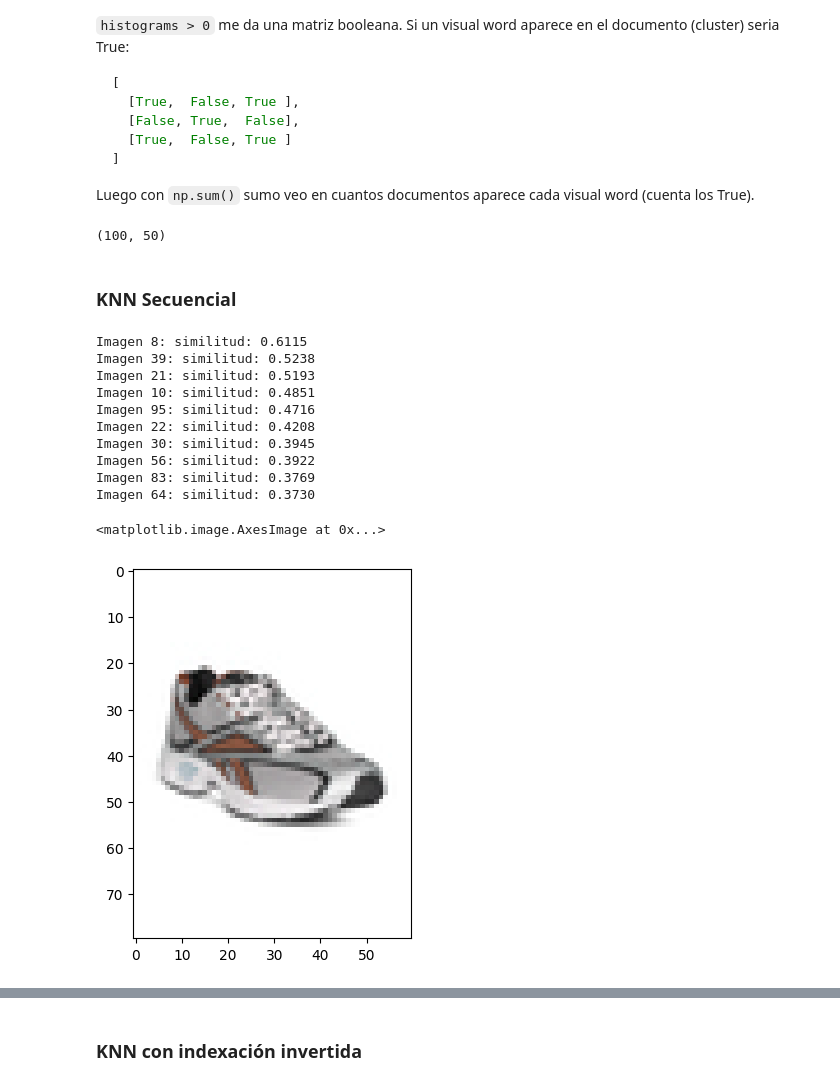
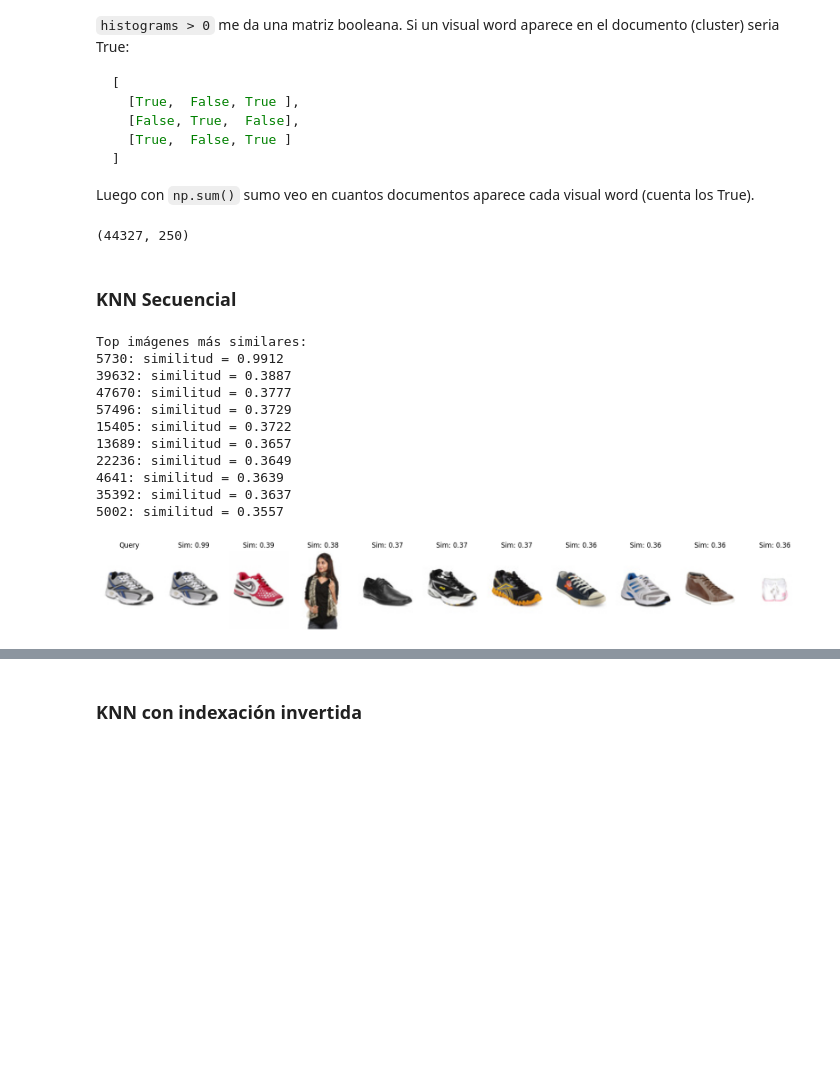
Before and after one commit to CS-DaviMagalhaes/Multimodal_Database, a Jupyter notebook: Image_descriptors/extraction.ipynb, the cells around one changed output, grey strips where cells are left out. Saved outputs shown, nothing was run; the diff lists cells and outputs as text; code cells hidden in the pictures; blank space fills up the shorter version.

Commit message:
Saving descriptors to files and cleaned some code

````diff
--- a/Image_descriptors/extraction.ipynb
+++ b/Image_descriptors/extraction.ipynb
@@ -121,0 +118,16 @@ for descriptors in reduced_descriptors:
+# %%
+pca_model_path = "../Image_descriptors/pca_model.pkl"
+descriptors_pca_path = "../Image_descriptors/descriptors_pca.npz"
+
+if os.path.exists(pca_model_path) and os.path.exists(descriptors_pca_path):
+    # Cargar descriptores y pca desde los archivos
+    pca = joblib.load(pca_model_path)
+    reduced_descriptors = np.load("descriptors_pca.npz", allow_pickle=True)
+    print(f"{len(reduced_descriptors)} descriptores cargados")
+else:
+    # Generar descriptores por primera vez
+    reduced_descriptors = generate_descriptors(dataset_path, 70) # 70 componentes de acuerdo al analisis
+    np.savez_compressed("descriptors_pca.npz", **reduced_descriptors) # Guardar descriptores del pca
+    joblib.dump(pca, "pca_model.pkl") # Guardar modelo pca
+
+print(f"Varianza retenida: {pca.explained_variance_ratio_.sum():.2%}")
@@ -184,7 +226,7 @@ histograms = np.array([
 ```
 Luego con ```np.sum()```  sumo veo en cuantos documentos aparece cada visual word (cuenta los True).
 # %%
-N = len(image_descriptors) #equivalente a la cantidad de imagenes
+N = len(descriptors) #equivalente a la cantidad de imagenes
 all_histograms = np.array(all_histograms, dtype=np.float32)
 
 tf = []
@@ -192,17 +234,15 @@ tf = []
 #    tf.append(hist / np.sum(hist)) #frecuencia de cada termino (descriptor) en el histograma[i]
 tf = all_histograms
 
-
 idf = []
 for i in range(kmeans.n_clusters): #i es el índice del visual word
     df = np.sum(all_histograms[:, i] > 0) # all_histograms > 0 me da una matriz de booleanos (si aparece el word o no en el doc)
     idf.append(np.log(N / (df + 1e-8))) # Sumo constante chiquita para evitar división por cero
 
-
 idf_np = np.array(idf, dtype=np.float32)
 tf_idf = tf * idf_np
 print(tf_idf.shape) # (num_imagenes, num_clusters). tf_idf[i][j] es la importancia del visual word j en la imagen i
 # %% [output]
-(100, 50)
+(44327, 250)
 # %% [markdown]
 ### KNN Secuencial
@@ -209,45 +277,47 @@ print(tf_idf.shape) # (num_imagenes, num_clusters). tf_idf[i][j] es la importanc
 # %%
 import heapq
-image_path = "C:/Users/davie/Downloads/fashion_small/images/5730.jpg" # Path de la query
-query_hist = create_query_histogram(image_path, kmeans, pca) # Procesar query
+image_path = "C:/Users/davie/Downloads/fashion_small/images/5730.jpg" # imagen query
+query_hist = create_query_histogram(image_path, kmeans, pca)
 
-# aplico el tf_idf a la query
+# Aplicar TF-IDF a la query
 query = query_hist * idf_np
-k = 10
+k = 10  # top-k resultados
 
-heap = []  # heapq es min-heap, popeamos si hay más de k elementos, removiendo el minimo, al final solo quedan los top k más similares
-for idx, hist in enumerate(tf_idf):
+heap = []
+
+for i, hist in enumerate(all_histograms):
     dot = np.dot(query, hist)
     norm_query = np.linalg.norm(query)
     norm_hist = np.linalg.norm(hist)
 
-    if norm_query == 0 or norm_hist == 0:
-        cosine_sim = 0 # Evitar división por cero
-    else:
+    cosine_sim = 0
+    if norm_query != 0 and norm_hist != 0:
         cosine_sim = dot / (norm_query * norm_hist)
 
-    heapq.heappush(heap, (cosine_sim, idx))
+    heapq.heappush(heap, (cosine_sim, filenames[i]))  # usar nombre directamente
 
     if len(heap) > k:
-        heapq.heappop(heap)  # Mantiene solo los k más grandes
+        heapq.heappop(heap)  # eliminar el menos similar
 
+# Mostrar resultados en orden descendente de similitud
+top_k = sorted(heap, reverse=True)
 
-top_k = [(sim, idx) for sim, idx in sorted(heap, reverse=True)]
-for sim, idx in top_k:
-    print(f"Imagen {idx}: similitud: {sim:.4f}")
+print("\nTop imágenes más similares:")
+for sim, name in top_k:
+    print(f"{name}: similitud = {sim:.4f}")
 
-img = cv2.imread(image_path)
-plt.imshow(img)
+# Mostrar la imagen de la query
+show_top_similar_images(top_k, image_path, dataset_path)
 # %% [output]
-Imagen 8: similitud: 0.6115
-Imagen 39: similitud: 0.5238
-Imagen 21: similitud: 0.5193
-Imagen 10: similitud: 0.4851
-Imagen 95: similitud: 0.4716
-Imagen 22: similitud: 0.4208
-Imagen 30: similitud: 0.3945
-Imagen 56: similitud: 0.3922
-Imagen 83: similitud: 0.3769
-Imagen 64: similitud: 0.3730
+Top imágenes más similares:
+5730: similitud = 0.9912
+39632: similitud = 0.3887
+47670: similitud = 0.3777
+57496: similitud = 0.3729
+15405: similitud = 0.3722
+13689: similitud = 0.3657
+22236: similitud = 0.3649
+4641: similitud = 0.3639
+35392: similitud = 0.3637
+5002: similitud = 0.3557
-<matplotlib.image.AxesImage at 0x...>
-[figure, old version]
+[figure, new version]
````
Also changed, not shown: parts of 12 cells of this notebook.
